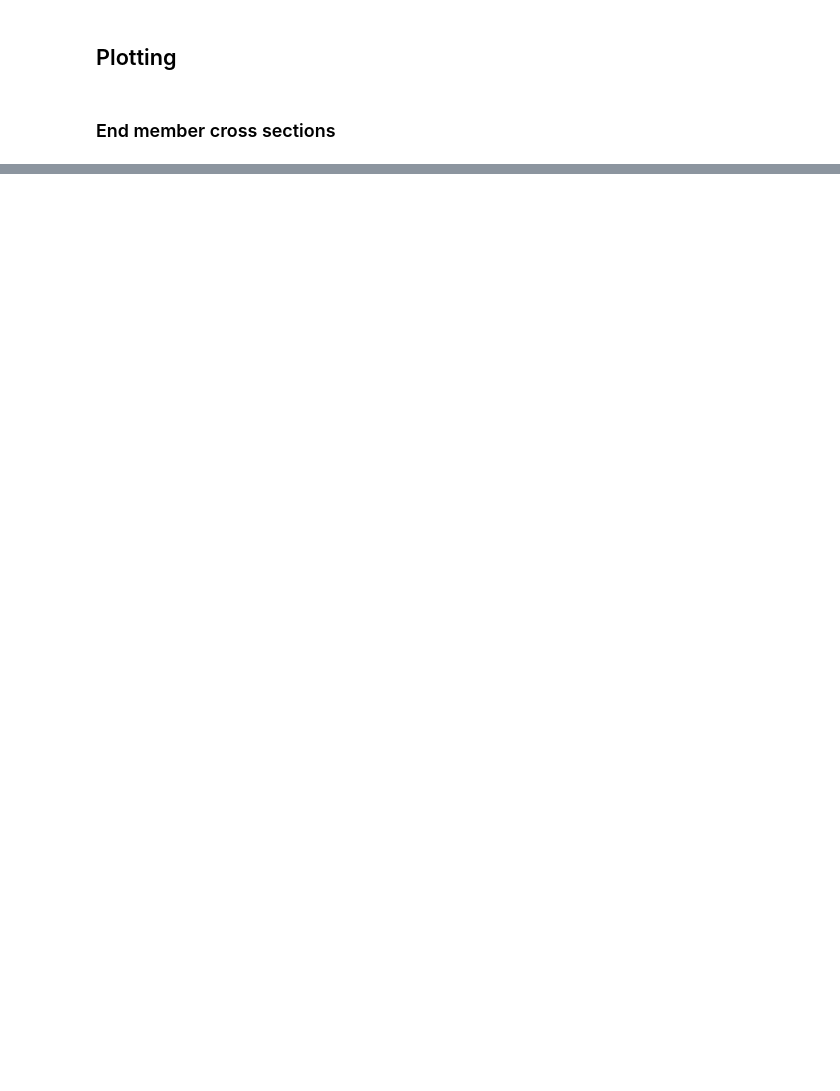
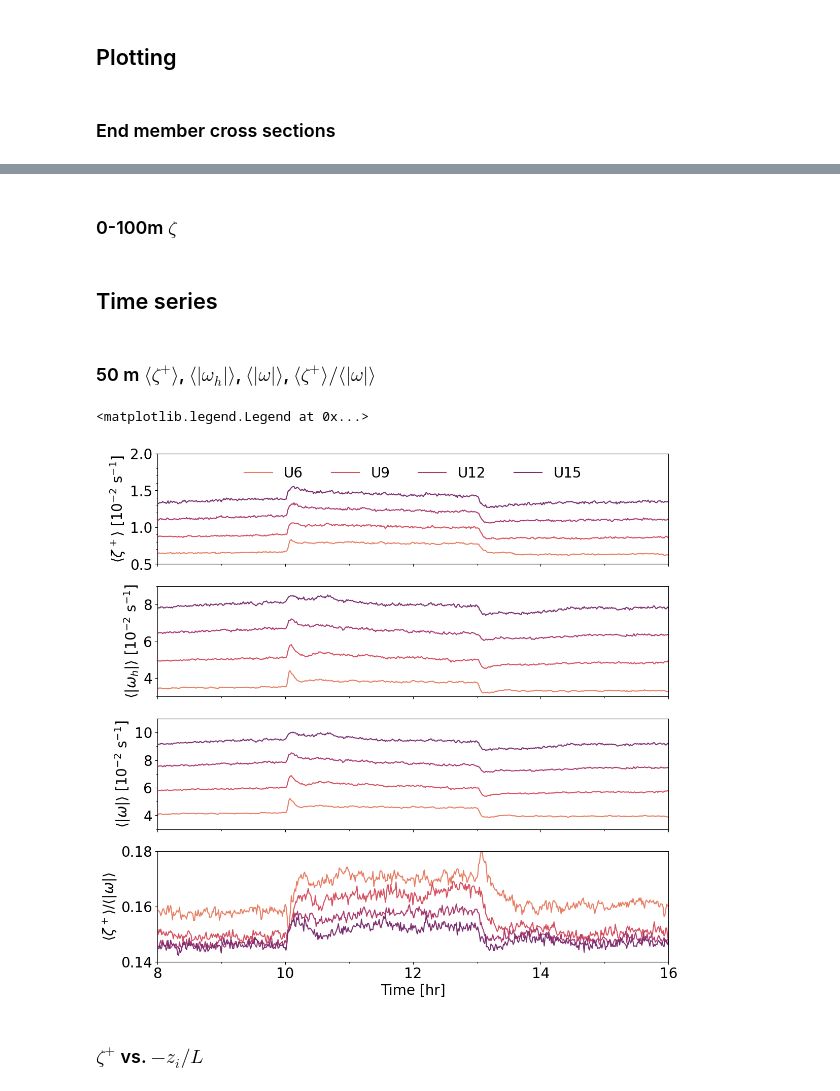
Before and after one commit to Salesky-ABL/ABL_Transition, a Jupyter notebook: plotting/plot_vorticity.ipynb, the cells around one changed output, grey strips where cells are left out. Drawn from its saved outputs; the diff is of its cells as text; code cells hidden in the pictures; blank space fills up the shorter version.

```diff
--- a/plotting/plot_vorticity.ipynb
+++ b/plotting/plot_vorticity.ipynb
@@ -167,0 +394,2 @@ ax6.set_xlabel("$x$ [km]")
+# %% [markdown]
+### 0-100m $\zeta$
@@ -167,0 +511,48 @@ ax6.set_xlabel("$x$ [km]")
+# %% [markdown]
+## Time series
+# %%
+for i, v in enumerate(v_all):
+    v["abs_omega_mean"] = v.zeta1_abs_mean + v.zeta2_abs_mean + v.zeta3_abs_mean
+    v["abs_horiz_omega_mean"] = v.zeta1_abs_mean + v.zeta2_abs_mean
+# %% [markdown]
+### 50 m $\langle \zeta^+ \rangle$, $\langle |\omega_h| \rangle$, $\langle |\omega| \rangle$, $\langle \zeta^+ \rangle / \langle |\omega| \rangle$
+# %%
+lab = ["U6", "U9", "U12", "U15"]
+
+fig, ax = plt.subplots(nrows=4, figsize=(13,13), sharex=True)
+
+for i, v in enumerate(v_all):
+    ax[0].plot(v.time, v.zeta3_pos_mean[:,4] * 10 ** 2,
+            label=lab[i], c=ug_colors[i])
+    ax[1].plot(v.time, v.abs_horiz_omega_mean[:,4] * 10 ** 2, c=ug_colors[i])
+    ax[2].plot(v.time, v.abs_omega_mean[:,4] * 10 ** 2, c=ug_colors[i])
+    ax[3].plot(v.time, v.zeta3_pos_mean[:,4] / v.abs_omega_mean[:,4], c=ug_colors[i])
+
+ax[0].set_ylabel("$\\langle \zeta^+ \\rangle$ [10$^{-2}$ s$^{-1}$]")
+ax[1].set_ylabel("$\\langle |\omega_h| \\rangle$ [10$^{-2}$ s$^{-1}$]")
+ax[2].set_ylabel("$\\langle |\omega| \\rangle$ [10$^{-2}$ s$^{-1}$]")
+ax[3].set_ylabel("$\\langle \zeta^+ \\rangle / \\langle |\omega| \\rangle$")
+ax[3].set_xlabel("Time [hr]")
+
+ax[0].set_ylim(0.5,2)
+ax[1].set_ylim(3,9)
+ax[2].set_ylim(3,11)
+ax[3].set_ylim(0.14,0.18)
+ax[3].set_xlim(8,16)
+
+ax[0].yaxis.set_major_locator(MultipleLocator(0.5))
+ax[0].yaxis.set_minor_locator(MultipleLocator(0.1))
+ax[1].yaxis.set_major_locator(MultipleLocator(2))
+ax[1].yaxis.set_minor_locator(MultipleLocator(1))
+ax[2].yaxis.set_major_locator(MultipleLocator(2))
+ax[2].yaxis.set_minor_locator(MultipleLocator(1))
+ax[3].yaxis.set_major_locator(MultipleLocator(0.02))
+ax[3].xaxis.set_major_locator(MultipleLocator(2))
+ax[3].xaxis.set_minor_locator(MultipleLocator(1))
+
+ax[0].legend(frameon=False, ncols=4, loc="upper center")
+# %% [output]
+<matplotlib.legend.Legend at 0x...>
+[figure, added]
+# %% [markdown]
+### $\zeta^+$ vs. $-z_i / L$
```
Also changed, not shown: parts of 18 cells of this notebook, 2 other files.
